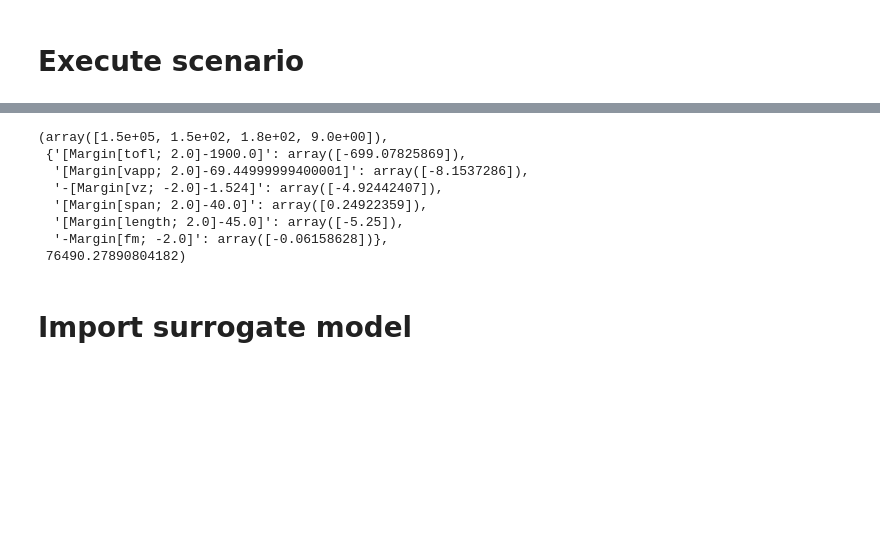
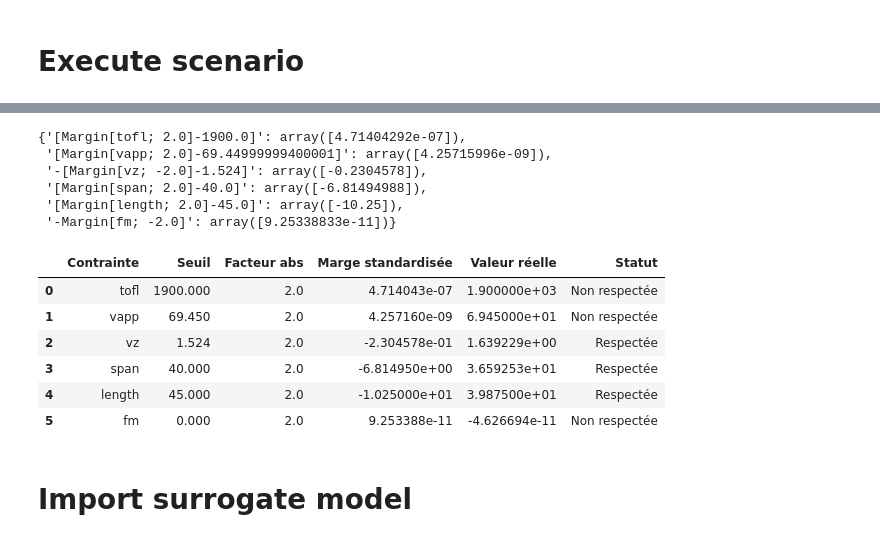
Before and after one commit to hannabkre/lh2pac, a Jupyter notebook: docs/scripts/project/UC2_problem3.ipynb, the cells around one changed output, grey strips where cells are left out. Drawn from its saved outputs; the diff is of its cells as text; code cells hidden in the pictures; blank space fills up the shorter version.

Commit message:
add constraints

```diff
--- a/docs/scripts/project/UC2_problem3.ipynb
+++ b/docs/scripts/project/UC2_problem3.ipynb
@@ -114,15 +147,42 @@ scenario.post_process(post_name="OptHistoryView", save=False, show=True)
-# %%
-result = scenario.optimization_result
-(result.x_opt, result.constraint_values, result.f_opt)
-# %% [output]
-(array([1.5e+05, 1.5e+02, 1.8e+02, 9.0e+00]),
- {'[Margin[tofl; 2.0]-1900.0]': array([-699.07825869]),
-  '[Margin[vapp; 2.0]-69.44999999400001]': array([-8.1537286]),
-  '-[Margin[vz; -2.0]-1.524]': array([-4.92442407]),
-  '[Margin[span; 2.0]-40.0]': array([0.24922359]),
-  '[Margin[length; 2.0]-45.0]': array([-5.25]),
-  '-Margin[fm; -2.0]': array([-0.06158628])},
- 76490.27890804182)
+# %%
+result = scenario.optimization_result
+(result.constraint_values)
+# %% [output]
+{'[Margin[tofl; 2.0]-1900.0]': array([4.71404292e-07]),
+ '[Margin[vapp; 2.0]-69.44999999400001]': array([4.25715996e-09]),
+ '-[Margin[vz; -2.0]-1.524]': array([-0.2304578]),
+ '[Margin[span; 2.0]-40.0]': array([-6.81494988]),
+ '[Margin[length; 2.0]-45.0]': array([-10.25]),
+ '-Margin[fm; -2.0]': array([9.25338833e-11])}
+# %%
+constraints = {
+    'tofl': {'seuil': 1900.0, 'factor': 2.0, 'positive': False},
+    'vapp': {'seuil': 69.45, 'factor': 2.0, 'positive': False},
+    'vz': {'seuil': 1.524, 'factor': -2.0, 'positive': True},
+    'span': {'seuil': 40.0, 'factor': 2.0, 'positive': False},
+    'length': {'seuil': 45.0, 'factor': 2.0, 'positive': False},
+    'fm': {'seuil': 0.0, 'factor': -2.0, 'positive': True},
+}
+
+
+margins = {
+    'tofl': 4.71404292e-07,
+    'vapp': 4.25715996e-09,
+    'vz': -0.2304578,
+    'span': -6.81494988,
+    'length': -10.25,
+    'fm': 9.25338833e-11,
+}
+
+build_constraints_dataframe(constraints, margins)
+# %% [output]
+|  | Contrainte | Seuil | Facteur abs | Marge standardisée | Valeur réelle | Statut |
+| 0 | tofl | 1900.000 | 2.0 | 4.714043e-07 | 1.900000e+03 | Non respectée |
+| 1 | vapp | 69.450 | 2.0 | 4.257160e-09 | 6.945000e+01 | Non respectée |
+| 2 | vz | 1.524 | 2.0 | -2.304578e-01 | 1.639229e+00 | Respectée |
+| 3 | span | 40.000 | 2.0 | -6.814950e+00 | 3.659253e+01 | Respectée |
+| 4 | length | 45.000 | 2.0 | -1.025000e+01 | 3.987500e+01 | Respectée |
+| 5 | fm | 0.000 | 2.0 | 9.253388e-11 | -4.626694e-11 | Non respectée |
 # %% [markdown]
 # Import surrogate model
 # %%
```
Also changed, not shown: parts of 17 cells of this notebook, 2 other files.
